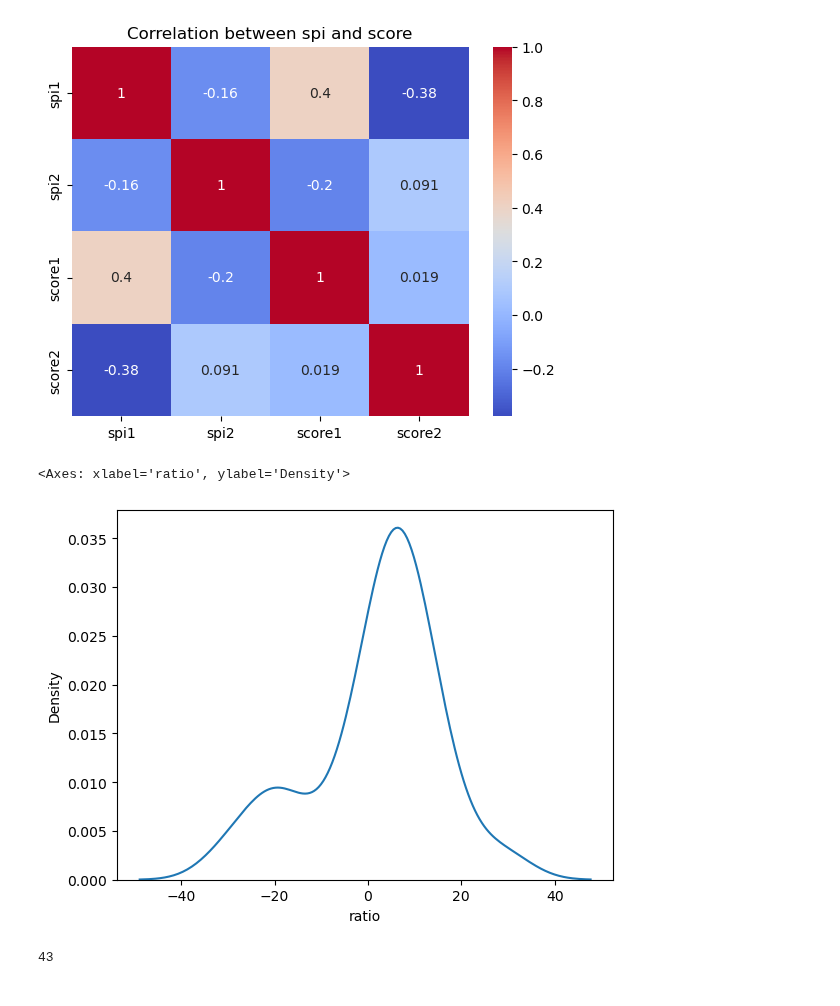
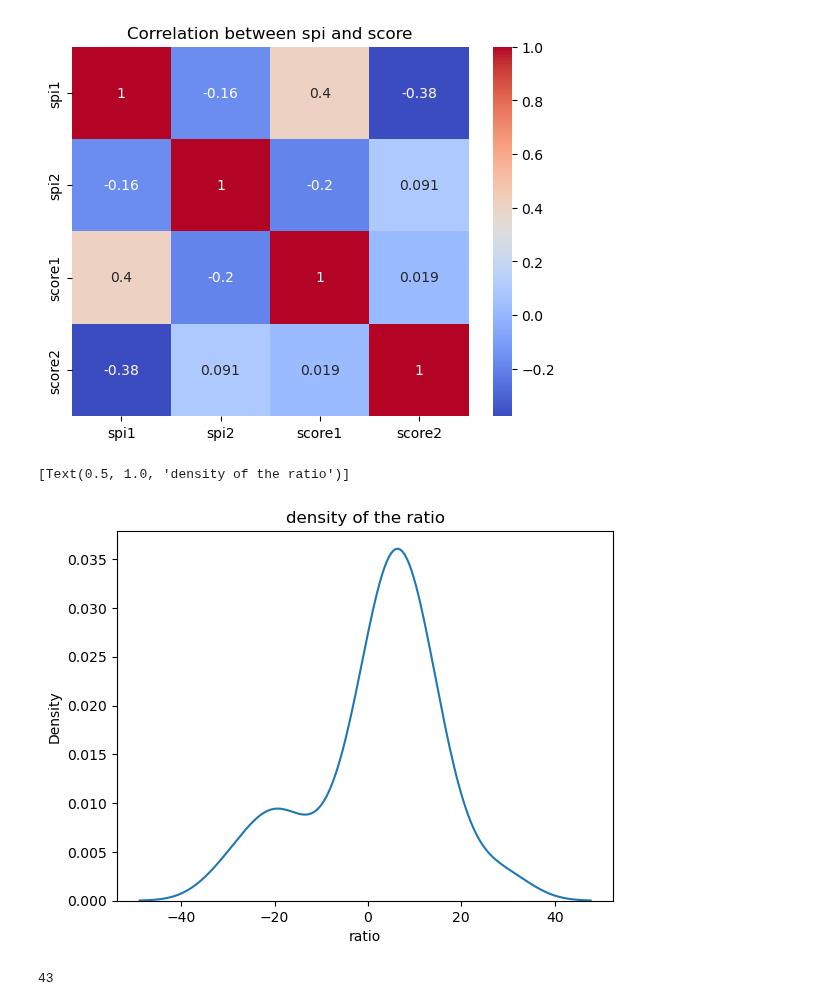
Before and after one commit to ubco-W2022T2-data301/project-group-group41, a Jupyter notebook: analysis/analysis2_Runmeng_Qin.ipynb, the cells around one changed output. Cells and saved outputs as stored; diff of their text form; code cells hidden in the pictures.

```diff
--- a/analysis/analysis2_Runmeng_Qin.ipynb
+++ b/analysis/analysis2_Runmeng_Qin.ipynb
@@ -312,10 +314,11 @@ plot.set(title="Correlation between spi and score")
 [figure]
 # %%
 
-sns.kdeplot(df['ratio'])
+plot=sns.kdeplot(df['ratio'])
+plot.set(title="density of the ratio")
 # %% [output]
-<Axes: xlabel='ratio', ylabel='Density'>
+[Text(0.5, 1.0, 'density of the ratio')]
-[figure, old version]
+[figure, new version]
 # %%
 positive_count = (df['ratio'] > 0).sum()
 positive_count
```
Also changed, not shown: parts of 11 cells of this notebook.
